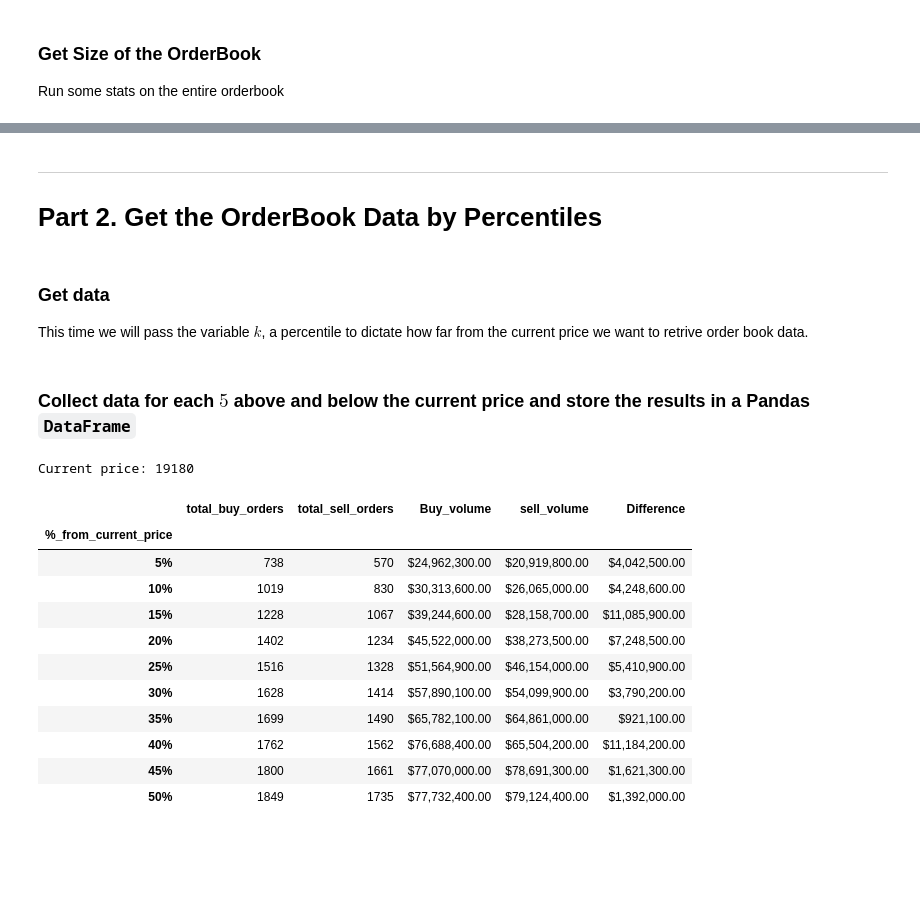
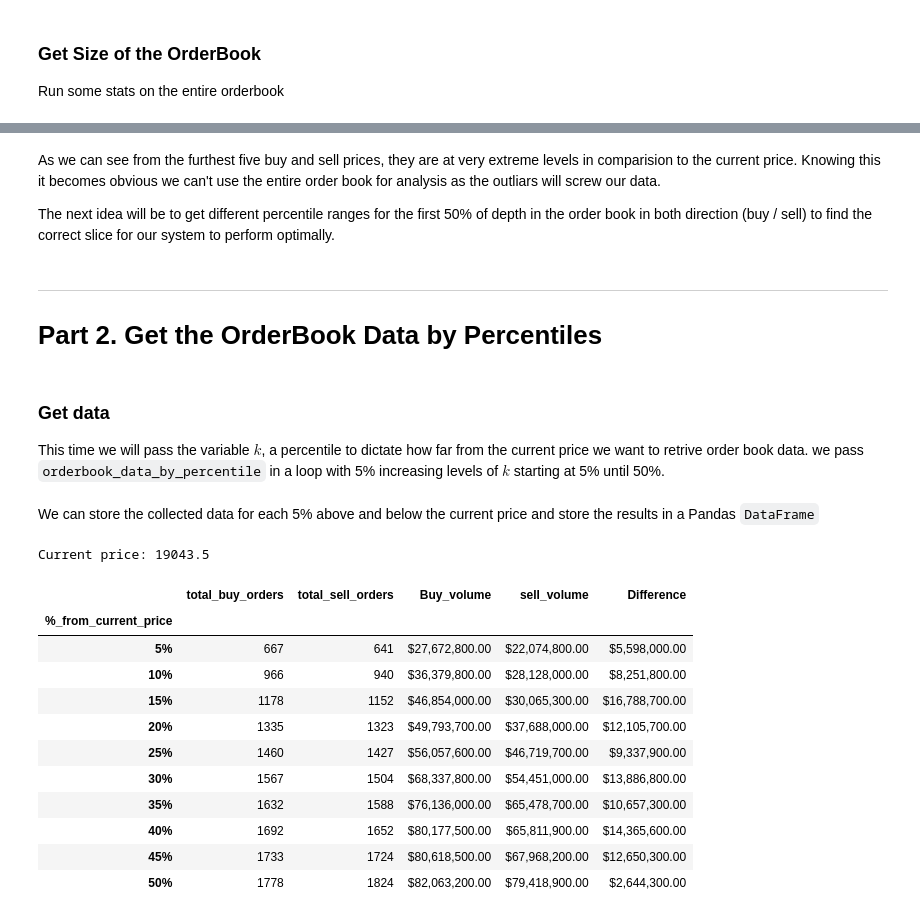
Before and after one commit to 369geofreeman/system_strategies, a Jupyter notebook: Stop_loss_detection/order_books/order_book_inflow.ipynb, the cells around one changed output, grey strips where cells are left out. Saved outputs shown, nothing was run; the diff lists cells and outputs as text; code cells hidden in the pictures; blank space fills up the shorter version.

````diff
--- a/Stop_loss_detection/order_books/order_book_inflow.ipynb
+++ b/Stop_loss_detection/order_books/order_book_inflow.ipynb
@@ -160,6 +175,11 @@ Total sell orderbook volume: $107,927,300.00
 3 => $658,900.00
 4 => $662,520.00
 5 => $1,000,000.00
+# %% [markdown]
+As we can see from the furthest five buy and sell prices, they are at very extreme levels in comparision to the current price.
+Knowing this it becomes obvious we can't use the entire order book for analysis as the outliars will screw our data.
+
+The next idea will be to get different percentile ranges for the first 50% of depth in the order book in both direction (buy / sell) to find the correct slice for our system to perform optimally.
 # %% [markdown]
 ---
 # Part 2. Get the OrderBook Data by Percentiles
@@ -167,12 +187,15 @@ Total sell orderbook volume: $107,927,300.00
 ### Get data
 
 This time we will pass the variable $k$, a percentile to dictate how far from the current price we want to retrive order book data.
+we pass ```orderbook_data_by_percentile``` in a loop with 5% increasing levels of $k$ starting at 5% until 50%.
 # %%
-def orderbook_data_by_percentile(k_buy: float, k_sell: float, contract: str = "ETHUSD"):
+def orderbook_data_by_percentile(k_buy: float, k_sell: float, contract: str = "ETHUSD", raw_data=False):
 
     url = "https://www.bitmex.com/api/v1/orderBook/L2"
 
     raw_book_data = {'total_buys': 0, 'sum_of_buys': 0, 'total_sells': 0, 'sum_of_sells': 0}
+    raw_sell_nodes = {"size": [], "price": []}
+    raw_buy_nodes = {"size": [], "price": []}
 
 
     # Set inputs
@@ -204,47 +227,59 @@ def orderbook_data_by_percentile(k_buy: float, k_sell: float, contract: str = "E
                     raw_book_data["sum_of_buys"] += data["size"]
                     raw_book_data['total_buys'] += 1
 
+                    if raw_data:
+                        raw_buy_nodes['size'].append(data['size'])
+                        raw_buy_nodes['price'].append(data['price'])
+
             elif data['side'] == "Sell":
                 if data['price'] < k_sell:
                     raw_book_data["sum_of_sells"] += data["size"]
                     raw_book_data['total_sells'] += 1
 
+                    if raw_data:
+                        raw_sell_nodes['size'].append(data['size'])
+                        raw_sell_nodes['price'].append(data['price'])
+
+        if raw_data:
+            return raw_book_data, raw_buy_nodes, raw_sell_nodes
         return raw_book_data
 # %% [markdown]
-### Collect data for each $5%$ above and below the current price and store the results in a Pandas ```DataFrame```
+We can store the collected data for each 5% above and below the current price and store the results in a Pandas ```DataFrame```
 # %%
 curr_price = get_curr_price(contract)
 df_data = []
 percentile, idx = 0.05, 0
 
 while percentile <= 0.5:
     k_buy = curr_price - (curr_price * percentile)
     k_sell = curr_price + (curr_price * percentile)
 
     book_data = orderbook_data_by_percentile(k_buy, k_sell, contract)
 
     df_data.append([f"{round(percentile*100)}%", book_data['total_buys'], book_data['total_sells'],
-                f"${book_data['sum_of_buys']:,.2f}", f"${book_data['sum_of_sells']:,.2f}", f"${abs(book_data['sum_of_sells']-book_data['sum_of_buys']):,.2f}"])
+                    f"${book_data['sum_of_buys']:,.2f}", f"${book_data['sum_of_sells']:,.2f}",
+                    f"${abs(book_data['sum_of_sells']-book_data['sum_of_buys']):,.2f}"])
 
     percentile += 0.05
     idx == 1
 
-df = pd.DataFrame(df_data, columns=["%_from_current_price", "total_buy_orders", "total_sell_orders", "Buy_volume", "sell_volume", "Difference"])
+df = pd.DataFrame(df_data, columns=["%_from_current_price", "total_buy_orders", "total_sell_orders",
+                                    "Buy_volume", "sell_volume", "Difference"])
 df.set_index('%_from_current_price', inplace=True)
 
 print(f"Current price: {curr_price}")
 df
 # %% [output]
-Current price: 19180
+Current price: 19043.5
 |  | total_buy_orders | total_sell_orders | Buy_volume | sell_volume | Difference |
 | %_from_current_price |  |  |  |  |  |
-| 5% | 738 | 570 | $24,962,300.00 | $20,919,800.00 | $4,042,500.00 |
-| 10% | 1019 | 830 | $30,313,600.00 | $26,065,000.00 | $4,248,600.00 |
-| 15% | 1228 | 1067 | $39,244,600.00 | $28,158,700.00 | $11,085,900.00 |
-| 20% | 1402 | 1234 | $45,522,000.00 | $38,273,500.00 | $7,248,500.00 |
-| 25% | 1516 | 1328 | $51,564,900.00 | $46,154,000.00 | $5,410,900.00 |
-| 30% | 1628 | 1414 | $57,890,100.00 | $54,099,900.00 | $3,790,200.00 |
-| 35% | 1699 | 1490 | $65,782,100.00 | $64,861,000.00 | $921,100.00 |
-| 40% | 1762 | 1562 | $76,688,400.00 | $65,504,200.00 | $11,184,200.00 |
-| 45% | 1800 | 1661 | $77,070,000.00 | $78,691,300.00 | $1,621,300.00 |
-| 50% | 1849 | 1735 | $77,732,400.00 | $79,124,400.00 | $1,392,000.00 |
+| 5% | 667 | 641 | $27,672,800.00 | $22,074,800.00 | $5,598,000.00 |
+| 10% | 966 | 940 | $36,379,800.00 | $28,128,000.00 | $8,251,800.00 |
+| 15% | 1178 | 1152 | $46,854,000.00 | $30,065,300.00 | $16,788,700.00 |
+| 20% | 1335 | 1323 | $49,793,700.00 | $37,688,000.00 | $12,105,700.00 |
+| 25% | 1460 | 1427 | $56,057,600.00 | $46,719,700.00 | $9,337,900.00 |
+| 30% | 1567 | 1504 | $68,337,800.00 | $54,451,000.00 | $13,886,800.00 |
+| 35% | 1632 | 1588 | $76,136,000.00 | $65,478,700.00 | $10,657,300.00 |
+| 40% | 1692 | 1652 | $80,177,500.00 | $65,811,900.00 | $14,365,600.00 |
+| 45% | 1733 | 1724 | $80,618,500.00 | $67,968,200.00 | $12,650,300.00 |
+| 50% | 1778 | 1824 | $82,063,200.00 | $79,418,900.00 | $2,644,300.00 |
````
Also changed, not shown: parts of 14 cells of this notebook.
